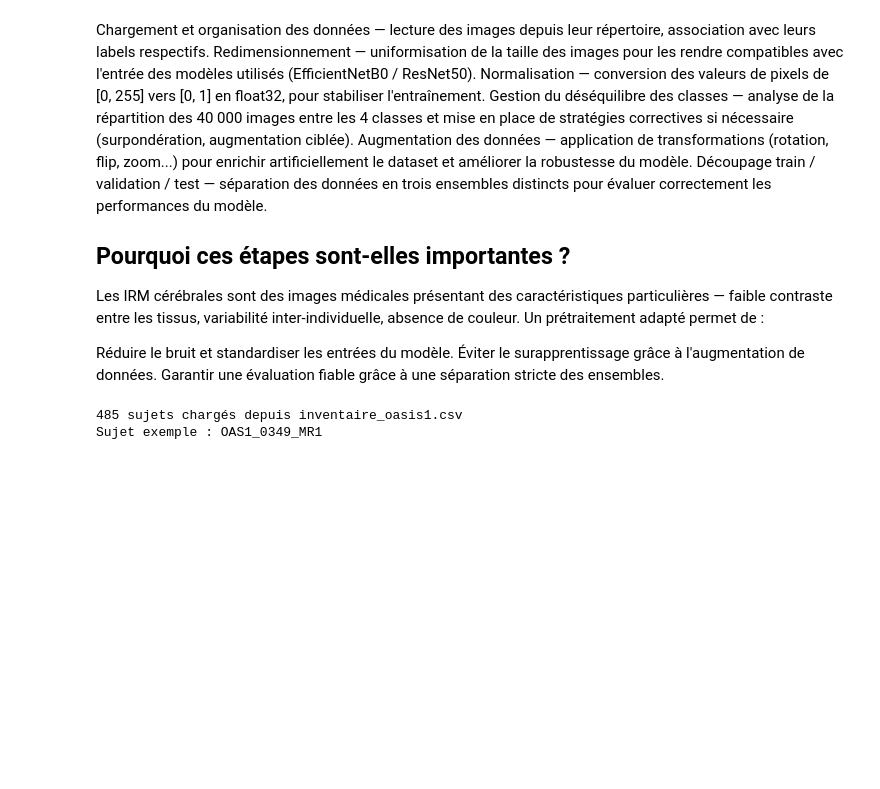
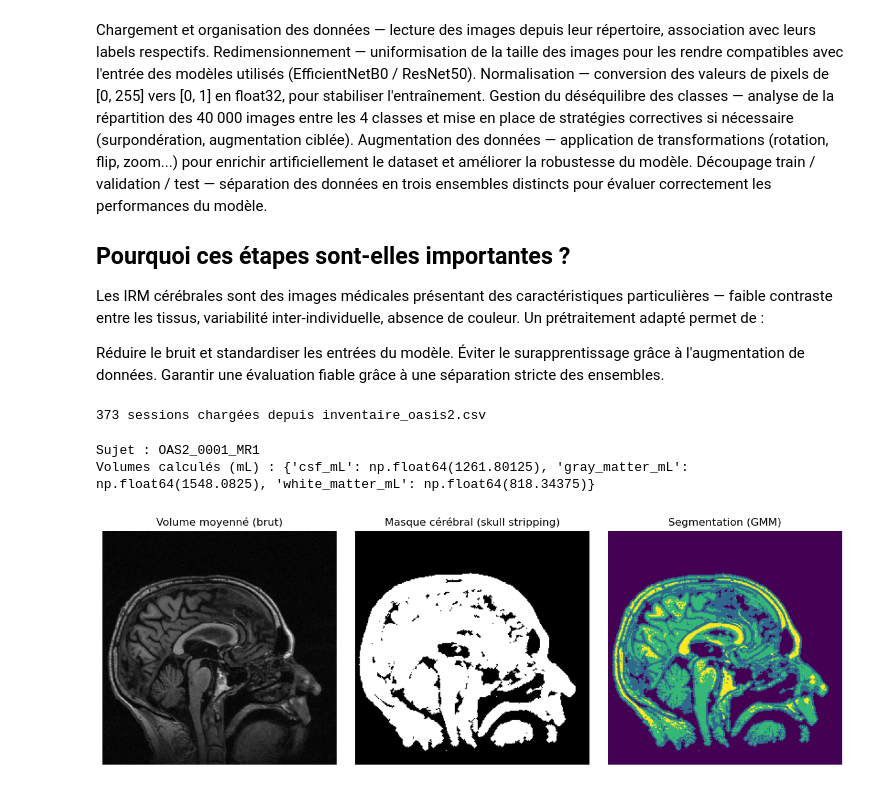
Before and after one commit to anneb-cyber/Alzheimer-MRI-Detection, a Jupyter notebook: notebooks/prepocessing.ipynb, the cells around one changed output. Saved outputs shown, nothing was run; the diff lists cells and outputs as text; code cells hidden in the pictures; blank space fills up the shorter version.

```diff
--- a/notebooks/prepocessing.ipynb
+++ b/notebooks/prepocessing.ipynb
@@ -30,10 +33,6 @@ import matplotlib.pyplot as plt
 # %%
-full = pd.read_csv("inventaire_oasis1.csv")  # ajuste le chemin si le CSV est ailleurs
-print(f"{len(full)} sujets chargés depuis inventaire_oasis1.csv")
-
-example = full[full["has_T88"] & full["has_FSL_SEG"]].iloc[0]
-print("Sujet exemple :", example["subject_id"])
+inv = pd.read_csv("inventaire_oasis2.csv")
+print(f"{len(inv)} sessions chargées depuis inventaire_oasis2.csv")
 # %% [output]
-485 sujets chargés depuis inventaire_oasis1.csv
-Sujet exemple : OAS1_0349_MR1
+373 sessions chargées depuis inventaire_oasis2.csv
 # %%
@@ -78,15 +88,28 @@ def compute_tissue_volumes(seg_data, voxel_dims):
     return volumes
 # %%
-def show_segmentation(volume, seg, title="Segmentation vs volume brut"):
-    x, y, z = [s // 2 for s in volume.shape]
-    fig, axes = plt.subplots(1, 2, figsize=(9, 4.5))
-    axes[0].imshow(volume[:, :, z].T, cmap="gray", origin="lower")
-    axes[0].set_title("T1 brut")
-    axes[1].imshow(seg[:, :, z].T, cmap="viridis", origin="lower")
-    axes[1].set_title("Segmentation FSL_SEG")
-    for ax in axes:
-        ax.axis("off")
-    fig.suptitle(title)
-    plt.tight_layout()
-    plt.show()
+example = inv[inv["has_any_volume"]].iloc[0]
+volume, voxel_dims = load_averaged_volume(example["path"])
+brain_mask = simple_skull_strip(volume)
+seg = segment_tissues(volume, brain_mask)
+volumes = compute_tissue_volumes(seg, voxel_dims)
+
+print("Sujet :", example["subject_id"])
+print("Volumes calculés (mL) :", volumes)
+
+z = volume.shape[2] // 2
+fig, axes = plt.subplots(1, 3, figsize=(12, 4))
+axes[0].imshow(volume[:, :, z].T, cmap="gray", origin="lower")
+axes[0].set_title("Volume moyenné (brut)")
+axes[1].imshow(brain_mask[:, :, z].T, cmap="gray", origin="lower")
+axes[1].set_title("Masque cérébral (skull stripping)")
+axes[2].imshow(seg[:, :, z].T, cmap="viridis", origin="lower")
+axes[2].set_title("Segmentation (GMM)")
+for ax in axes:
+    ax.axis("off")
+plt.tight_layout()
+plt.show()
+# %% [output]
+Sujet : OAS2_0001_MR1
+Volumes calculés (mL) : {'csf_mL': np.float64(1261.80125), 'gray_matter_mL': np.float64(1548.0825), 'white_matter_mL': np.float64(818.34375)}
+[figure, added]
 # %%
```
Also changed, not shown: parts of 6 cells of this notebook, 10 other files.
